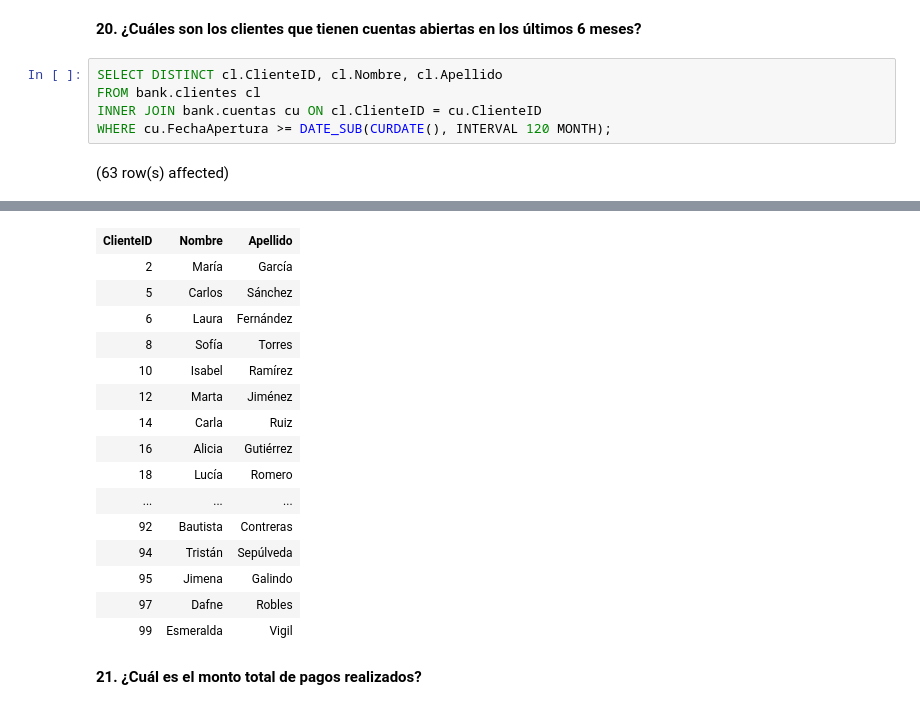
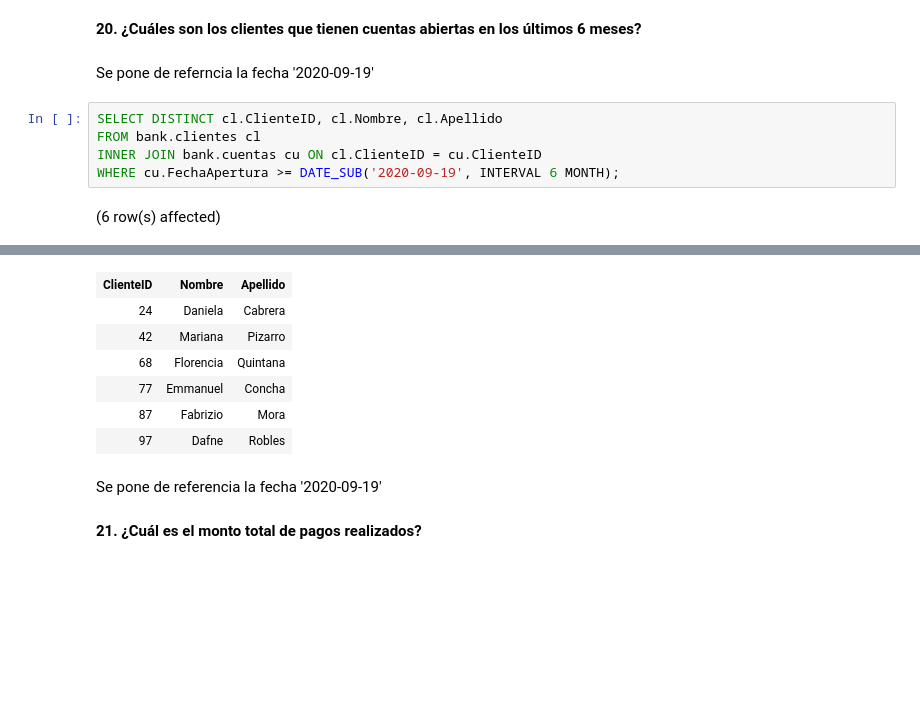
Before and after one commit to mizos0512/curso_sql, a Jupyter notebook: notebooks/Practica_Final_SQL.ipynb, the cells around one changed output, grey strips where cells are left out. Cells and saved outputs as stored; diff of their text form; blank space fills up the shorter version.

```diff
--- a/notebooks/Practica_Final_SQL.ipynb
+++ b/notebooks/Practica_Final_SQL.ipynb
@@ -647,10 +647,12 @@ Total execution time: 00:00:01.012
 | 1404.000000 |
 # %% [markdown]
 **20. ¿Cuáles son los clientes que tienen cuentas abiertas en los últimos 6 meses?**
+# %% [markdown]
+Se pone de referncia la fecha '2020-09-19<span style="color: var(--vscode-foreground);">'</span>
 # %%
 SELECT DISTINCT cl.ClienteID, cl.Nombre, cl.Apellido
 FROM bank.clientes cl
 INNER JOIN bank.cuentas cu ON cl.ClienteID = cu.ClienteID
-WHERE cu.FechaApertura >= DATE_SUB(CURDATE(), INTERVAL 120 MONTH);
+WHERE cu.FechaApertura >= DATE_SUB('2020-09-19', INTERVAL 6 MONTH);
 # %% [output]
-(63 row(s) affected)
+(6 row(s) affected)
@@ -658,19 +660,12 @@ Total execution time: 00:00:01.004
 | ClienteID | Nombre | Apellido |
-| 2 | María | García |
-| 5 | Carlos | Sánchez |
-| 6 | Laura | Fernández |
-| 8 | Sofía | Torres |
-| 10 | Isabel | Ramírez |
-| 12 | Marta | Jiménez |
-| 14 | Carla | Ruiz |
-| 16 | Alicia | Gutiérrez |
-| 18 | Lucía | Romero |
-| ... | ... | ... |
-| 92 | Bautista | Contreras |
-| 94 | Tristán | Sepúlveda |
-| 95 | Jimena | Galindo |
+| 24 | Daniela | Cabrera |
+| 42 | Mariana | Pizarro |
+| 68 | Florencia | Quintana |
+| 77 | Emmanuel | Concha |
+| 87 | Fabrizio | Mora |
 | 97 | Dafne | Robles |
-| 99 | Esmeralda | Vigil |
+# %% [markdown]
+Se pone de referencia la fecha '2020-09-19'
 # %% [markdown]
 **21. ¿Cuál es el monto total de pagos realizados?**
 # %% [markdown]
```
Also changed, not shown: parts of 18 cells of this notebook.
